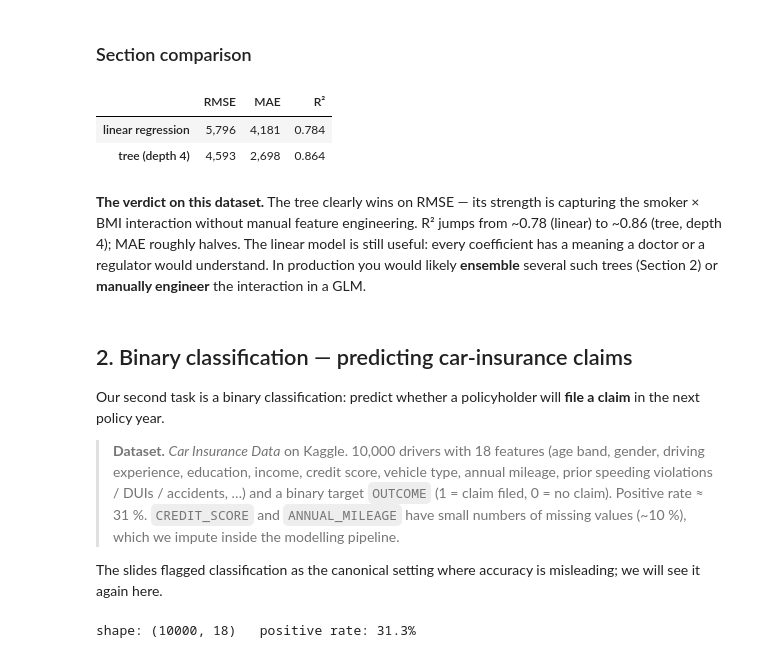
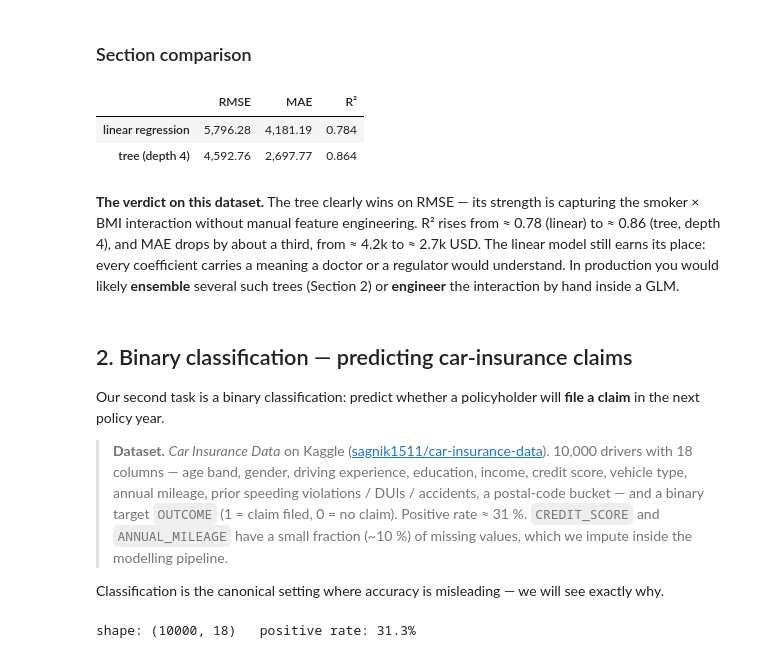
Before and after one commit to simonhatzesberger/ml-genai-actuarial-practice, a Jupyter notebook: notebooks/01_foundations_traditional_ml/01_foundations_traditional_ml.ipynb, the cells around one changed output. Drawn from its saved outputs; the diff is of its cells as text; code cells hidden in the pictures.

```diff
--- a/notebooks/01_foundations_traditional_ml/01_foundations_traditional_ml.ipynb
+++ b/notebooks/01_foundations_traditional_ml/01_foundations_traditional_ml.ipynb
@@ -178,10 +185,12 @@ Hold out 20 % for the test set and touch it only at the very end. The helper ret
 from sklearn.model_selection import train_test_split
 from sklearn.metrics import mean_squared_error, mean_absolute_error, r2_score
 
+# Separate the target from the features.
 target = "charges"
 X = df.drop(columns=[target])
 y = df[target]
 
+# Hold out 20 % as a test set we touch only at the very end.
 X_train, X_test, y_train, y_test = train_test_split(
     X, y, test_size=0.20, random_state=SEED
 )
@@ -189,9 +198,9 @@ X_train, X_test, y_train, y_test = train_test_split(
 def metrics_table(y_true, y_pred, label="model"):
     return pd.DataFrame(
         {
-            "RMSE": [np.sqrt(mean_squared_error(y_true, y_pred))],
-            "MAE":  [mean_absolute_error(y_true, y_pred)],
-            "R²":   [r2_score(y_true, y_pred)],
+            "RMSE": [np.round(np.sqrt(mean_squared_error(y_true, y_pred)), 2)],
+            "MAE":  [np.round(mean_absolute_error(y_true, y_pred), 2)],
+            "R²":   [np.round(r2_score(y_true, y_pred), 3)],
         },
         index=[label],
     )
@@ -359,5 +377,6 @@ Sweep tree depth from 2 to 14; plot training RMSE vs. test RMSE.
 # %%
-depths = [2, 3, 4, 5, 7, 10, 14]
+# Re-fit the tree across a range of depths, recording train + test RMSE.
+depths = [2, 3, 4, 5, 6, 7]
 records = []
 for d in depths:
     pipe = Pipeline([
@@ -377,6 +396,7 @@ ax.plot(depth_sweep.index, depth_sweep["train_RMSE"], "--o",
         color=PRIMARY, label="training RMSE")
 ax.plot(depth_sweep.index, depth_sweep["test_RMSE"], "-o",
         color=ACCENT_RED, label="test RMSE")
+# The depth with the lowest TEST RMSE is the bias-variance sweet spot.
 best = depth_sweep["test_RMSE"].idxmin()
 ax.axvline(best, color=ACCENT_GREEN, lw=1.2, ls=":",
            label=f"sweet spot (depth {best})")
@@ -406,30 +425,30 @@ depth_sweep.round(0)
 # %%
 tree_best_reg = Pipeline([
     ("preprocess", preprocess),
     ("tree", DecisionTreeRegressor(max_depth=int(best), random_state=SEED)),
 ]).fit(X_train, y_train)
 y_pred_tree_best = tree_best_reg.predict(X_test)
 
 rows = [
     metrics_table(y_test, y_pred_lr,        "linear regression"),
     metrics_table(y_test, y_pred_tree4,     "tree (depth 4)"),
 ]
 if int(best) != 4:
     rows.append(metrics_table(y_test, y_pred_tree_best, f"tree (depth {int(best)})"))
 comparison = pd.concat(rows)
-comparison.style.format({"RMSE": "{:,.0f}", "MAE": "{:,.0f}", "R²": "{:.3f}"})
+comparison.style.format({"RMSE": "{:,.2f}", "MAE": "{:,.2f}", "R²": "{:.3f}"})
 # %% [output]
 |  | RMSE | MAE | R² |
-| linear regression | 5,796 | 4,181 | 0.784 |
-| tree (depth 4) | 4,593 | 2,698 | 0.864 |
+| linear regression | 5,796.28 | 4,181.19 | 0.784 |
+| tree (depth 4) | 4,592.76 | 2,697.77 | 0.864 |
 # %% [markdown]
-**The verdict on this dataset.** The tree clearly wins on RMSE — its strength is capturing the smoker × BMI interaction without manual feature engineering. R² jumps from ~0.78 (linear) to ~0.86 (tree, depth 4); MAE roughly halves. The linear model is still useful: every coefficient has a meaning a doctor or a regulator would understand. In production you would likely **ensemble** several such trees (Section 2) or **manually engineer** the interaction in a GLM.
+**The verdict on this dataset.** The tree clearly wins on RMSE — its strength is capturing the smoker × BMI interaction without manual feature engineering. R² rises from ≈ 0.78 (linear) to ≈ 0.86 (tree, depth 4), and MAE drops by about a third, from ≈ 4.2k to ≈ 2.7k USD. The linear model still earns its place: every coefficient carries a meaning a doctor or a regulator would understand. In production you would likely **ensemble** several such trees (Section 2) or **engineer** the interaction by hand inside a GLM.
 # %% [markdown]
 ## 2. Binary classification — predicting car-insurance claims
 
 Our second task is a binary classification: predict whether a policyholder will **file a claim** in the next policy year.
 
-> **Dataset.** *Car Insurance Data* on Kaggle. 10,000 drivers with 18 features (age band, gender, driving experience, education, income, credit score, vehicle type, annual mileage, prior speeding violations / DUIs / accidents, …) and a binary target `OUTCOME` (1 = claim filed, 0 = no claim). Positive rate ≈ 31 %. `CREDIT_SCORE` and `ANNUAL_MILEAGE` have small numbers of missing values (~10 %), which we impute inside the modelling pipeline.
+> **Dataset.** *Car Insurance Data* on Kaggle ([sagnik1511/car-insurance-data](https://www.kaggle.com/datasets/sagnik1511/car-insurance-data)). 10,000 drivers with 18 columns — age band, gender, driving experience, education, income, credit score, vehicle type, annual mileage, prior speeding violations / DUIs / accidents, a postal-code bucket — and a binary target `OUTCOME` (1 = claim filed, 0 = no claim). Positive rate ≈ 31 %. `CREDIT_SCORE` and `ANNUAL_MILEAGE` have a small fraction (~10 %) of missing values, which we impute inside the modelling pipeline.
 
-The slides flagged classification as the canonical setting where accuracy is misleading; we will see it again here.
+Classification is the canonical setting where accuracy is misleading — we will see exactly why.
 # %%
```
Also changed, not shown: parts of 70 cells of this notebook, 22 other files.
